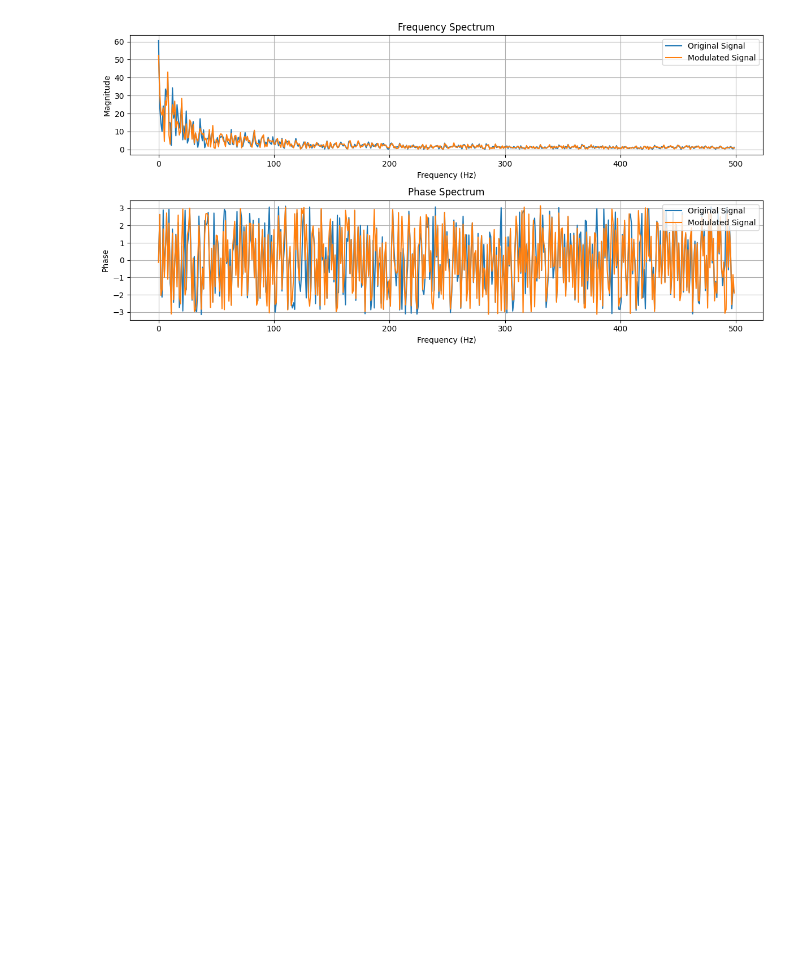
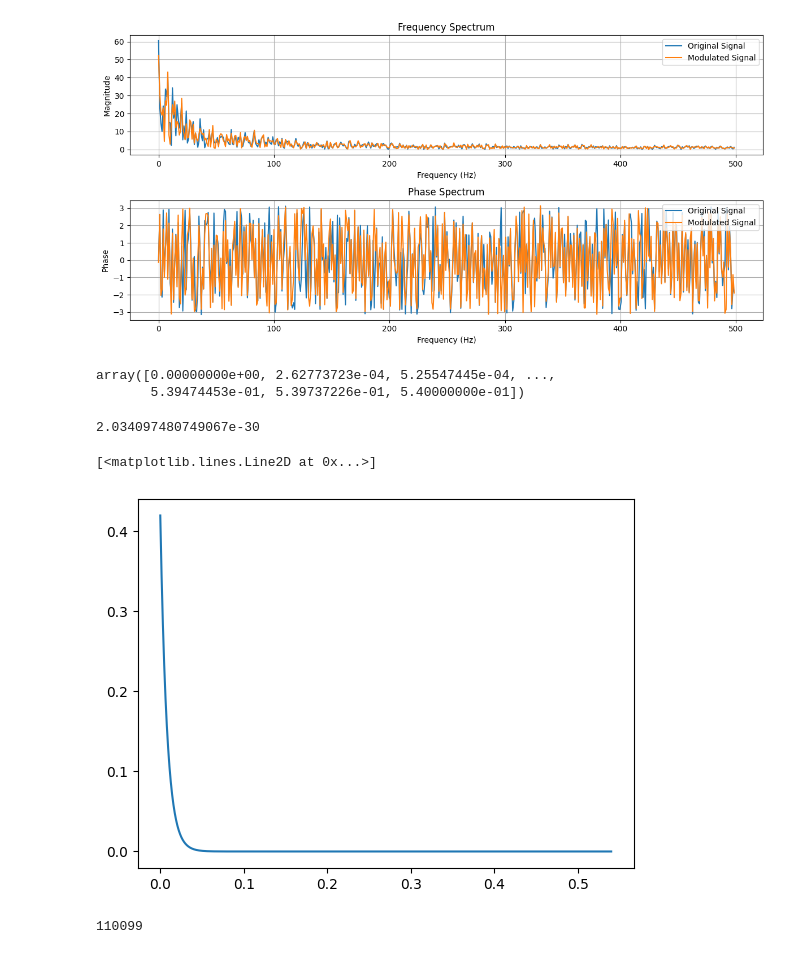
Before and after one commit to dcrovo/Neutrino-Pulse-Generator, a Jupyter notebook: test.ipynb, the cells around one changed output. Drawn from its saved outputs; the diff is of its cells as text; code cells hidden in the pictures; blank space fills up the shorter version.

```diff
--- a/test.ipynb
+++ b/test.ipynb
@@ -160,3 +164,47 @@ def plot_frequency_domain(time_points, signal, modulated_signal, sampling_rate=1
 plot_frequency_domain(time_points, signal, modulated_signal)
 # %% [output]
 [figure]
+# %%
+import numpy as np
+import matplotlib.pyplot as plt
+import math
+
+t_simulation = (45.0e-3*12)
+tau = 8e-3
+amplitude = 0.42
+t_sample = 1/(400e-6)
+n_samples = int(t_simulation*t_sample)
+t = np.linspace(0,t_simulation, 2056)
+
+y = amplitude*np.exp((-t/tau))
+# %%
+t
+# %% [output]
+array([0.00000000e+00, 2.62773723e-04, 5.25547445e-04, ...,
+       5.39474453e-01, 5.39737226e-01, 5.40000000e-01])
+# %%
+y[-1]
+# %% [output]
+2.034097480749067e-30
+# %%
+plt.plot(t, y)
+# %% [output]
+[<matplotlib.lines.Line2D at 0x...>]
+[figure, added]
+# %%
+taus = [9.34e-3, 2.83e-3, 43.0e-3, 0.38e-3]
+signal, signal_int = [], []
+max_amp_int = np.power(2,16)-1
+sum = 0
+for idx, ti in enumerate(t):
+    for tau in taus:
+
+        sum += amplitude*np.exp(((-ti)/tau))
+
+    signal.append(sum)
+    signal_int.append(int(math.ceil(sum*max_amp_int)))
+    sum=0
+
+signal_int[0]
+# %% [output]
+110099
```
Also changed, not shown: parts of 7 cells of this notebook, 8 other files.
